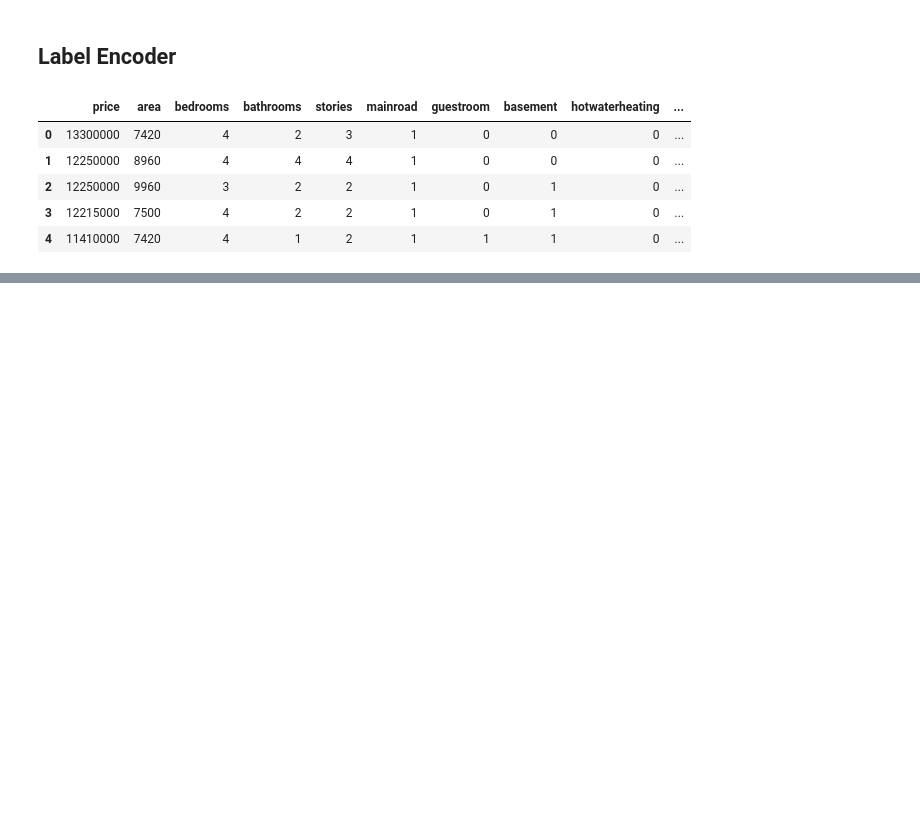
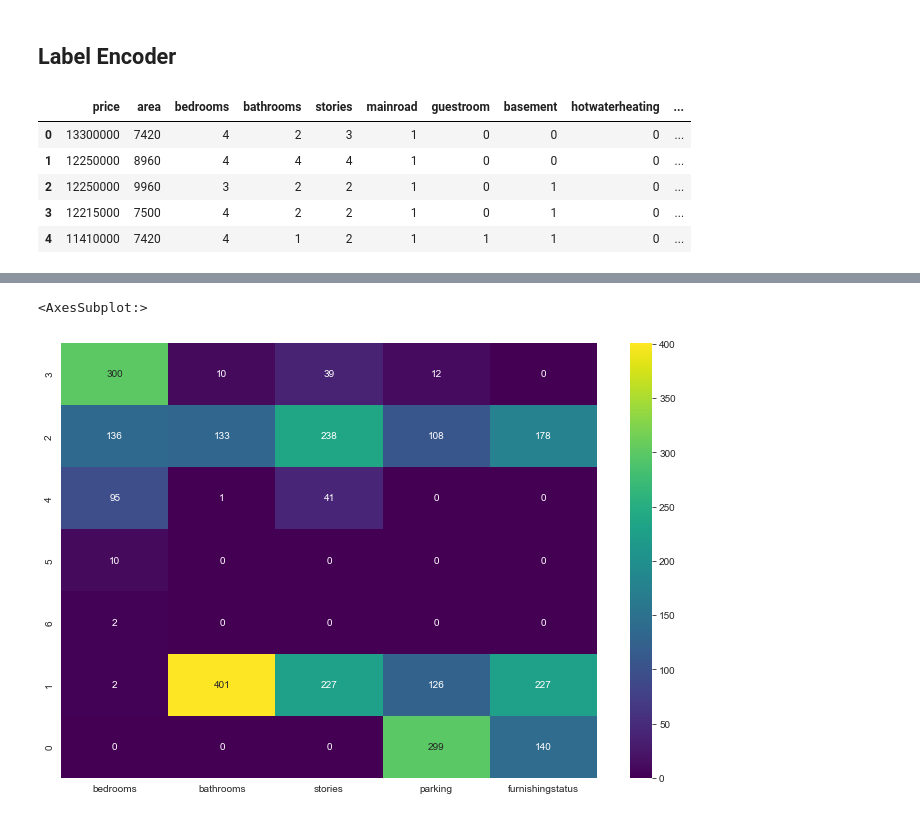
Before and after one commit to Ramon13/preco-habitacao, a Jupyter notebook: pre-processamento.ipynb, the cells around one changed output, grey strips where cells are left out. Drawn from its saved outputs; the diff is of its cells as text; code cells hidden in the pictures; blank space fills up the shorter version.

```diff
--- a/pre-processamento.ipynb
+++ b/pre-processamento.ipynb
@@ -74,0 +100,20 @@ base_habitacao.head()
+# %%
+df = pd.concat([
+    base_habitacao['bedrooms'].value_counts(),
+    base_habitacao['bathrooms'].value_counts(),
+    base_habitacao['stories'].value_counts(),
+    base_habitacao['parking'].value_counts(),
+    base_habitacao['furnishingstatus'].value_counts(),
+], axis=1)
+
+df['bedrooms'][df['bedrooms'].isnull()] = 0.0
+df['bathrooms'][df['bathrooms'].isnull()] = 0.0
+df['stories'][df['stories'].isnull()] = 0.0
+df['parking'][df['parking'].isnull()] = 0.0
+df['furnishingstatus'][df['furnishingstatus'].isnull()] = 0.0
+
+plt.figure(figsize=(12,8))
+sns.heatmap(df, annot=True, fmt='.0f', cmap='viridis')
+# %% [output]
+<AxesSubplot:>
+[figure, added]
```
Also changed, not shown: parts of 5 cells of this notebook.
